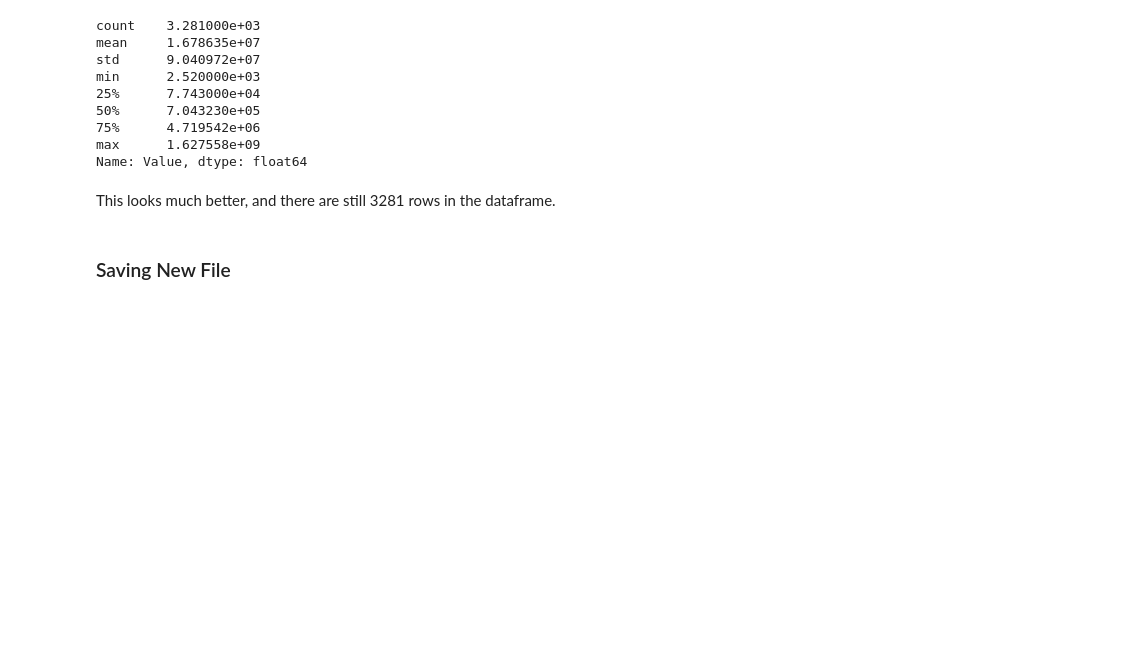
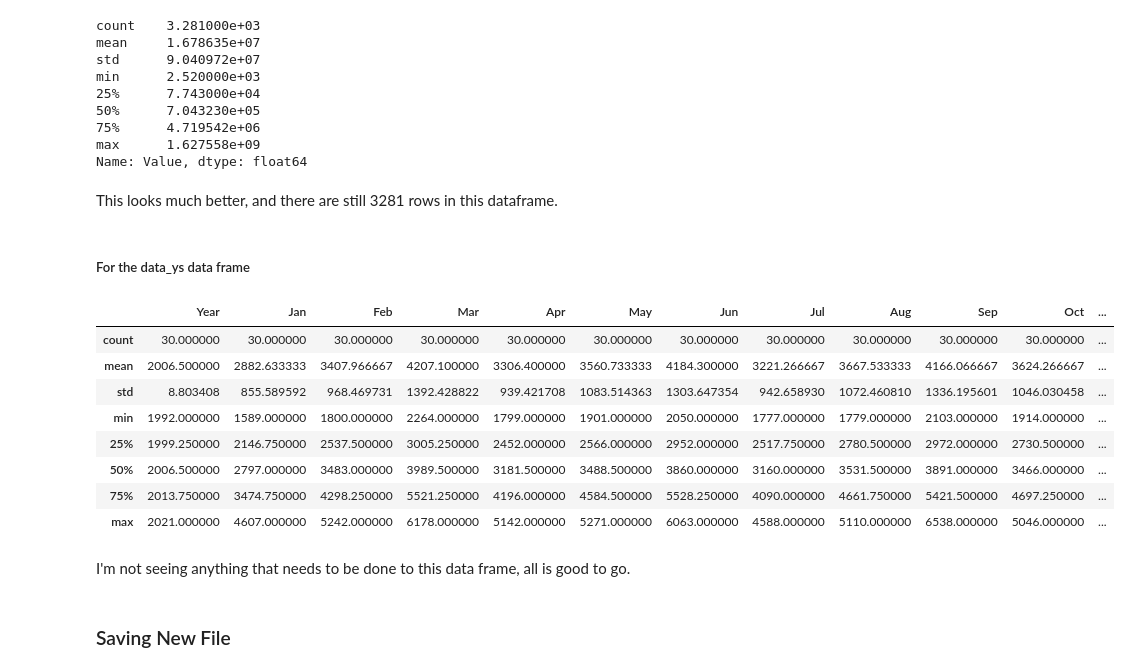
Before and after one commit to ashleyg16/Capstone3, a Jupyter notebook: Notebooks/Data Wrangling.ipynb, the cells around one changed output. Drawn from its saved outputs; the diff is of its cells as text; code cells hidden in the pictures; blank space fills up the shorter version.

```diff
--- a/Notebooks/Data Wrangling.ipynb
+++ b/Notebooks/Data Wrangling.ipynb
@@ -13,6 +16,10 @@ import re
 # %% [markdown]
 ### Data Collection
 # %%
-data_file = '../data/Exports by Year and Country.csv'
-data = pd.read_csv(data_file)
+#importing both files
+exports_data_file = '../data/Exports by Year and Country.csv'
+data_exports = pd.read_csv(exports_data_file)
+
+yearly_shipments_file = '../data/Defense Aircraft and Parts Shipments(millions of dollars).csv'
+data_ys = pd.read_csv(yearly_shipments_file)
 # %%
@@ -79,0 +124,11 @@ dtype: bool
+# %%
+#as with the previous data frame, '$' needs to be stripped from the columns first then changed to an integer
+#to keep from having to do many individual lines of code, '$' will be stripped from the whole dataframe
+#the targetted columns are the only ones with this character
+cols_check = ['Jan', 'Feb', 'Mar', 'Apr', 'May', 'Jun', 'Jul', 'Aug', 'Sep', 'Oct', 'Nov', 'Dec', 'Annual']
+
+for col in cols_check:
+    data_ys[col] = [re.sub('[^\d\.]', '', x) for x in data_ys[col]]
+    data_ys[col] = data_ys[col].astype(np.int64)
+
+data_ys.head()
@@ -156,7 +260,23 @@ min      2.520000e+03
 max      1.627558e+09
 Name: Value, dtype: float64
 # %% [markdown]
-This looks much better, and there are still 3281 rows in the dataframe.
+This looks much better, and there are still 3281 rows in this dataframe.
+# %% [markdown]
+##### For the data_ys data frame
+# %%
+data_ys.describe()
+# %% [output]
+|  | Year | Jan | Feb | Mar | Apr | May | Jun | Jul | Aug | Sep | Oct | ... |
+| count | 30.000000 | 30.000000 | 30.000000 | 30.000000 | 30.000000 | 30.000000 | 30.000000 | 30.000000 | 30.000000 | 30.000000 | 30.000000 | ... |
+| mean | 2006.500000 | 2882.633333 | 3407.966667 | 4207.100000 | 3306.400000 | 3560.733333 | 4184.300000 | 3221.266667 | 3667.533333 | 4166.066667 | 3624.266667 | ... |
+| std | 8.803408 | 855.589592 | 968.469731 | 1392.428822 | 939.421708 | 1083.514363 | 1303.647354 | 942.658930 | 1072.460810 | 1336.195601 | 1046.030458 | ... |
+| min | 1992.000000 | 1589.000000 | 1800.000000 | 2264.000000 | 1799.000000 | 1901.000000 | 2050.000000 | 1777.000000 | 1779.000000 | 2103.000000 | 1914.000000 | ... |
+| 25% | 1999.250000 | 2146.750000 | 2537.500000 | 3005.250000 | 2452.000000 | 2566.000000 | 2952.000000 | 2517.750000 | 2780.500000 | 2972.000000 | 2730.500000 | ... |
+| 50% | 2006.500000 | 2797.000000 | 3483.000000 | 3989.500000 | 3181.500000 | 3488.500000 | 3860.000000 | 3160.000000 | 3531.500000 | 3891.000000 | 3466.000000 | ... |
+| 75% | 2013.750000 | 3474.750000 | 4298.250000 | 5521.250000 | 4196.000000 | 4584.500000 | 5528.250000 | 4090.000000 | 4661.750000 | 5421.500000 | 4697.250000 | ... |
+| max | 2021.000000 | 4607.000000 | 5242.000000 | 6178.000000 | 5142.000000 | 5271.000000 | 6063.000000 | 4588.000000 | 5110.000000 | 6538.000000 | 5046.000000 | ... |
+# %% [markdown]
+I'm not seeing anything that needs to be done to this data frame, all is good to go.
 # %% [markdown]
 ### Saving New File
 # %%
```
Also changed, not shown: parts of 24 cells of this notebook, 2 other files.
